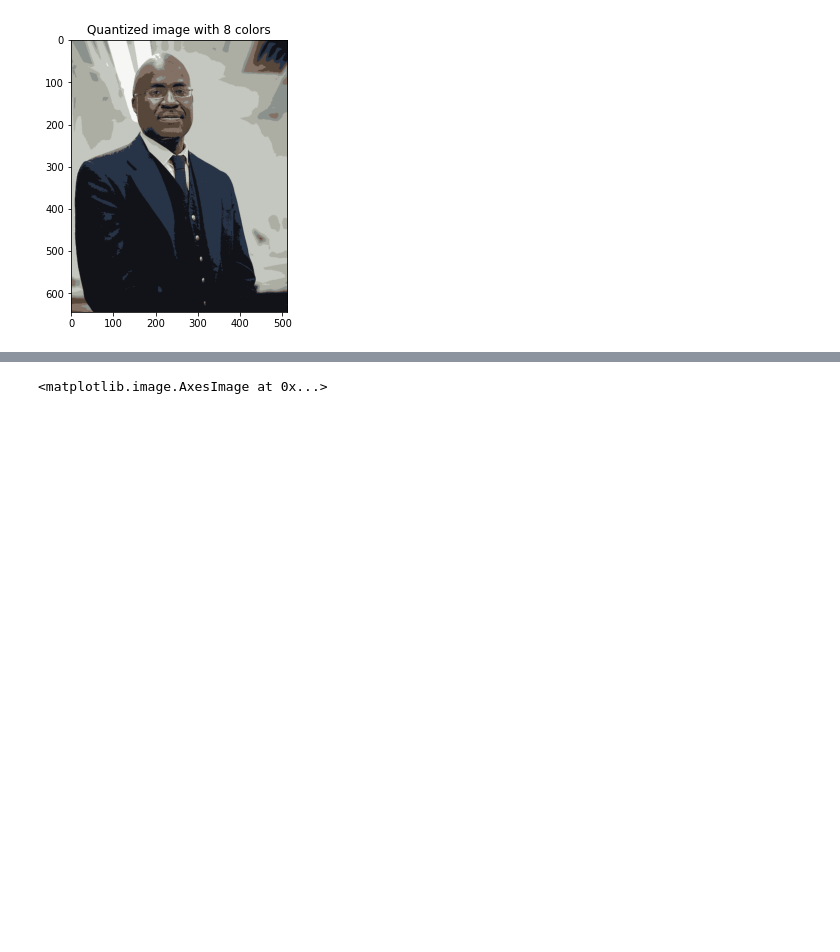
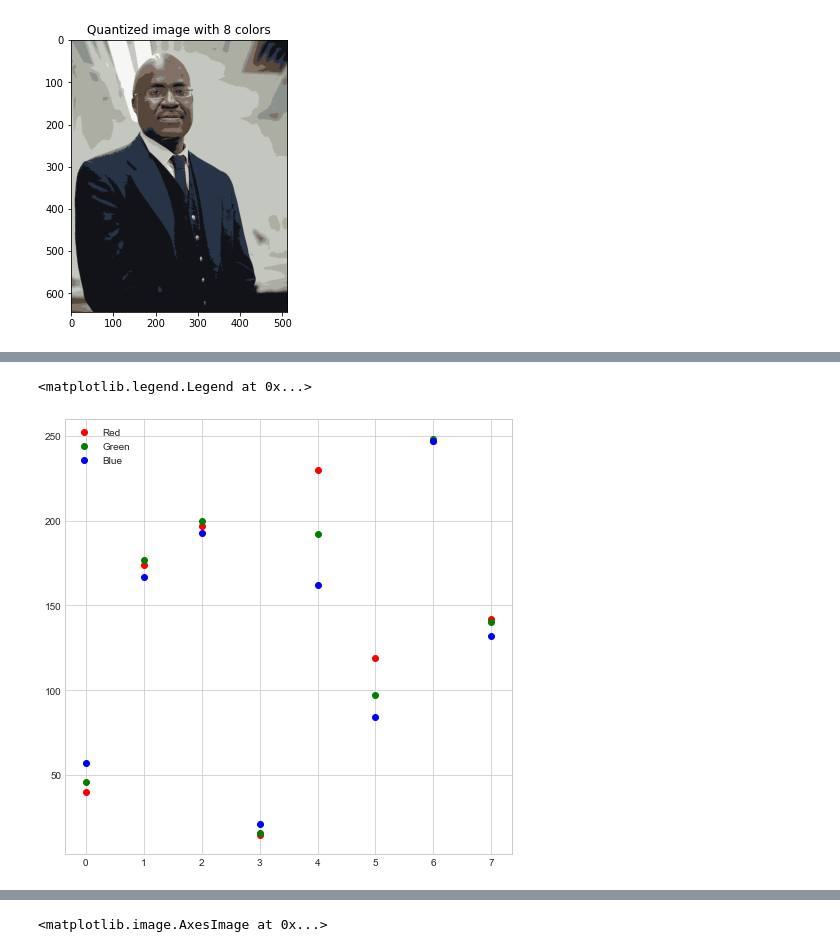
Before and after one commit to mustafa-siddiqui/Cartoonize-Image, a Jupyter notebook: src/cartoonize.ipynb, the cells around one changed output, grey strips where cells are left out. Drawn from its saved outputs; the diff is of its cells as text; code cells hidden in the pictures; blank space fills up the shorter version.

Commit message:
add plots

```diff
--- a/src/cartoonize.ipynb
+++ b/src/cartoonize.ipynb
@@ -78,0 +66,10 @@ red: 142, green: 140, blue: 132
+# %%
+# show RGB values of colors kept
+redVals = []
+greenVals = []
+blueVals = []
+for key in finalColors:
+    print(key)
+    redVals.append(key.red)
+    greenVals.append(key.green)
+    blueVals.append(key.blue)
@@ -78,0 +85,11 @@ red: 142, green: 140, blue: 132
+# %%
+# plot the final RGB values
+IP.plt.figure(figsize=(8, 8))
+IP.plt.style.use('seaborn-whitegrid')
+IP.plt.plot(redVals, 'o', color='red')
+IP.plt.plot(greenVals, 'o', color='green')
+IP.plt.plot(blueVals, 'o', color='blue')
+IP.plt.legend(["Red", "Green", "Blue"])
+# %% [output]
+<matplotlib.legend.Legend at 0x...>
+[figure, added]
```
Also changed, not shown: parts of 9 cells of this notebook.
